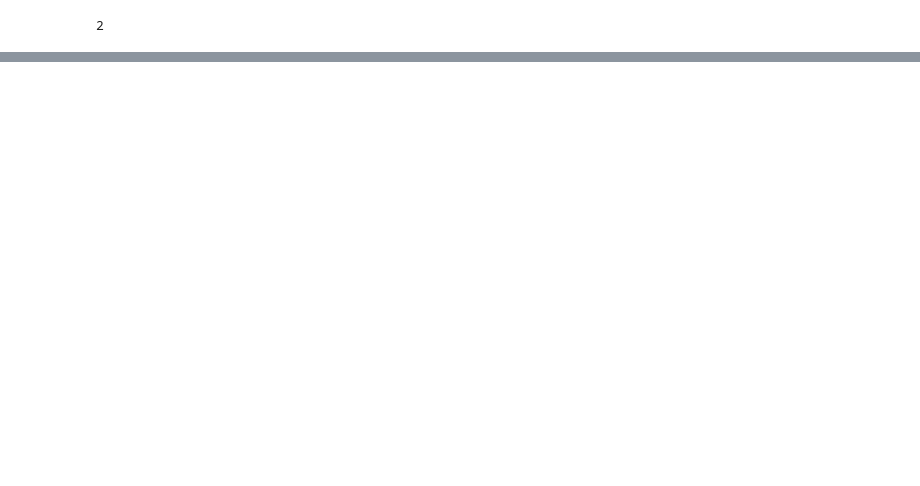
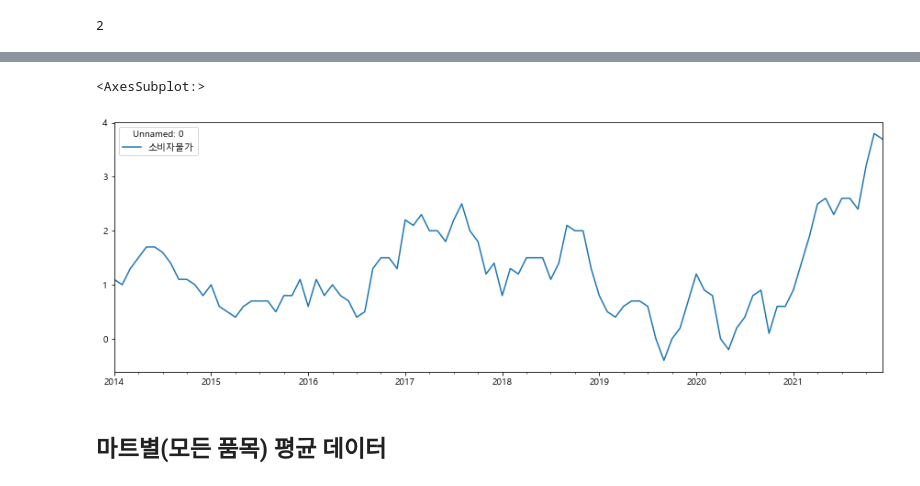
Before and after one commit to cldud400/fintech_1st_project, a Jupyter notebook: 최종.ipynb, the cells around one changed output, grey strips where cells are left out. Cells and saved outputs as stored; diff of their text form; code cells hidden in the pictures; blank space fills up the shorter version.

```diff
--- a/최종.ipynb
+++ b/최종.ipynb
@@ -592,0 +750,4 @@ m
+# %%
+# 물가 지수 전처리
+price_per = pd.read_excel(r'C:\Users\bitcamp\Desktop\2022년 1월 가격데이터/소비자물가상승률.xls')
+price_per
@@ -592,0 +761,20 @@ m
+# %%
+price_per.fillna(0, inplace = True)
+price_per.iloc[1,1:] = price_per.iloc[1,1:].apply(lambda x : x[:4]+'-'+x[4:6])
+price_per.iloc[1,1:] = pd.to_datetime(price_per.iloc[1,1:])
+col = price_per.iloc[1,1:]
+price_per.drop(0,inplace = True)
+price_per.drop(1,inplace = True)
+price_per.drop(3,inplace = True)
+
+price_per = price_per.set_index('Unnamed: 0')
+price_per.rename(columns=col, inplace = True)
+price_per = price_per.astype('float')
+price_per = price_per.T
+# %%
+price_per.plot(figsize=(15,5))
+# %% [output]
+<AxesSubplot:>
+[figure, added]
+# %% [markdown]
+## 마트별(모든 품목) 평균 데이터
```
Also changed, not shown: parts of 71 cells of this notebook, 30 other files.
